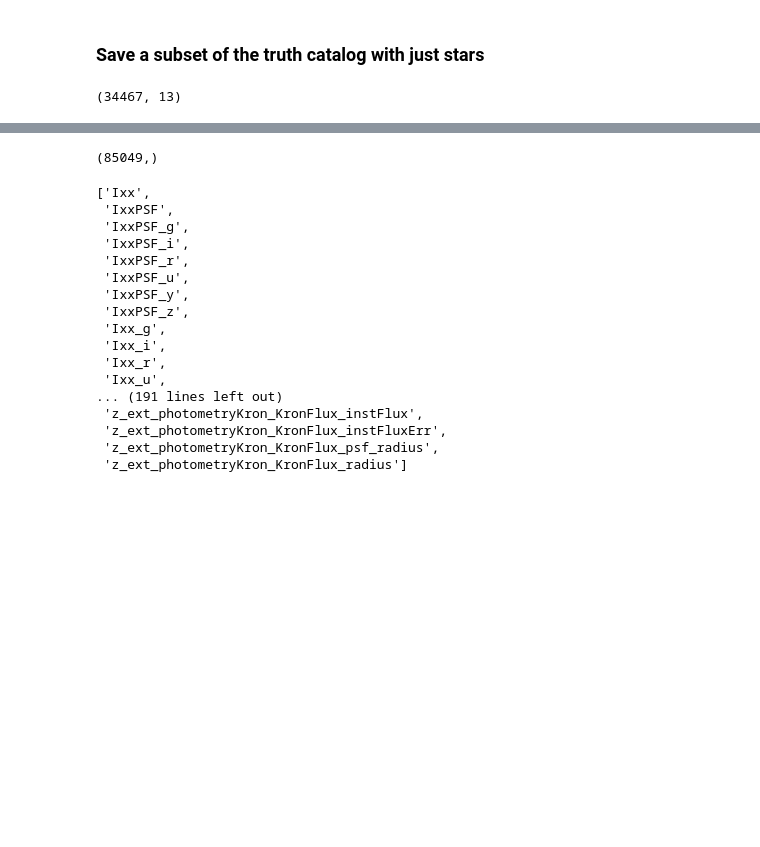
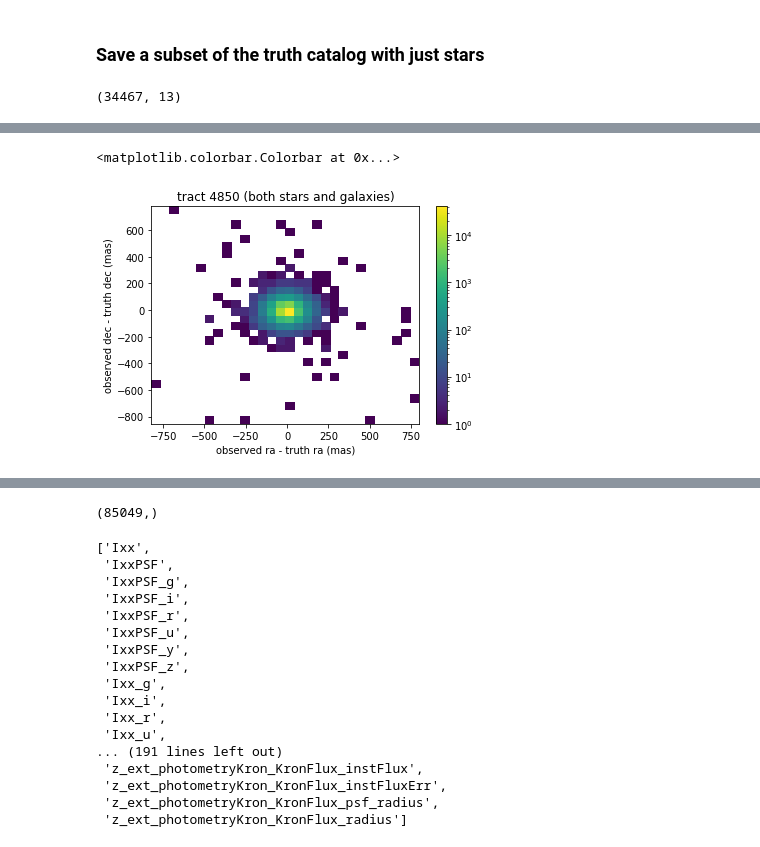
Before and after one commit to jiwoncpark/fast-forward, a Jupyter notebook: match_to_truth_demo.ipynb, the cells around one changed output, grey strips where cells are left out. Saved outputs shown, nothing was run; the diff lists cells and outputs as text; code cells hidden in the pictures; blank space fills up the shorter version.

```diff
--- a/match_to_truth_demo.ipynb
+++ b/match_to_truth_demo.ipynb
@@ -125,0 +217,12 @@ array(['ellipticity_2_bulge_true', 'ellipticity_1_disk_true',
+# %%
+mask = np.ones(observed_matched.shape[0]).astype(bool)#true_matched['star']==False
+_ = plt.hist2d((observed_matched['ra'].loc[mask] - true_matched['ra'].loc[mask])*3600.0*1000.0,
+               (observed_matched['dec'].loc[mask] - true_matched['dec'].loc[mask])*3600.0*1000.0,
+               norm=mpl.colors.LogNorm(), bins=30) #marker='.', alpha=0.2, label='_nolegend_')
+plt.xlabel('observed ra - truth ra (mas)')
+plt.ylabel('observed dec - truth dec (mas)')
+plt.title('tract 4850 (both stars and galaxies)')
+plt.colorbar()
+# %% [output]
+<matplotlib.colorbar.Colorbar at 0x...>
+[figure, added]
```
Also changed, not shown: parts of 28 cells of this notebook.
